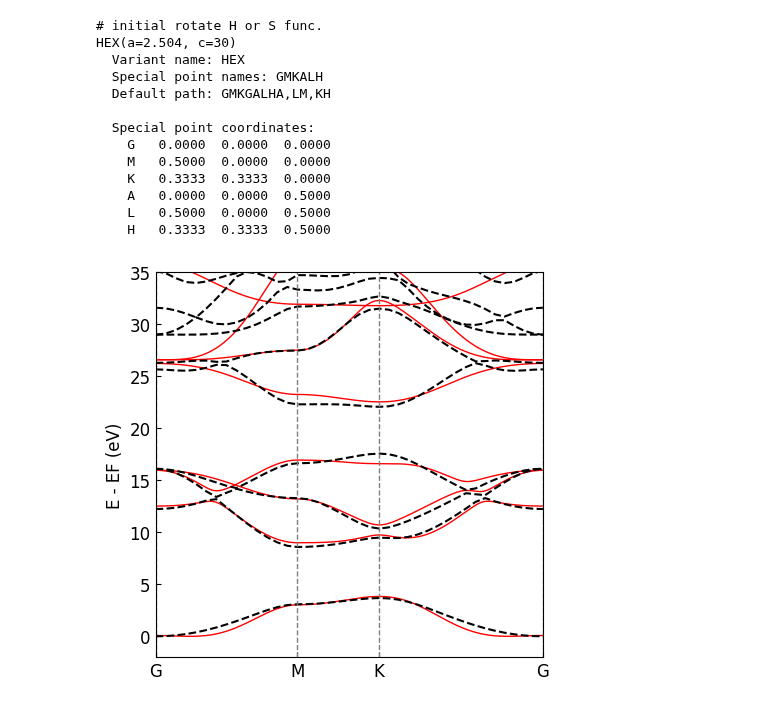
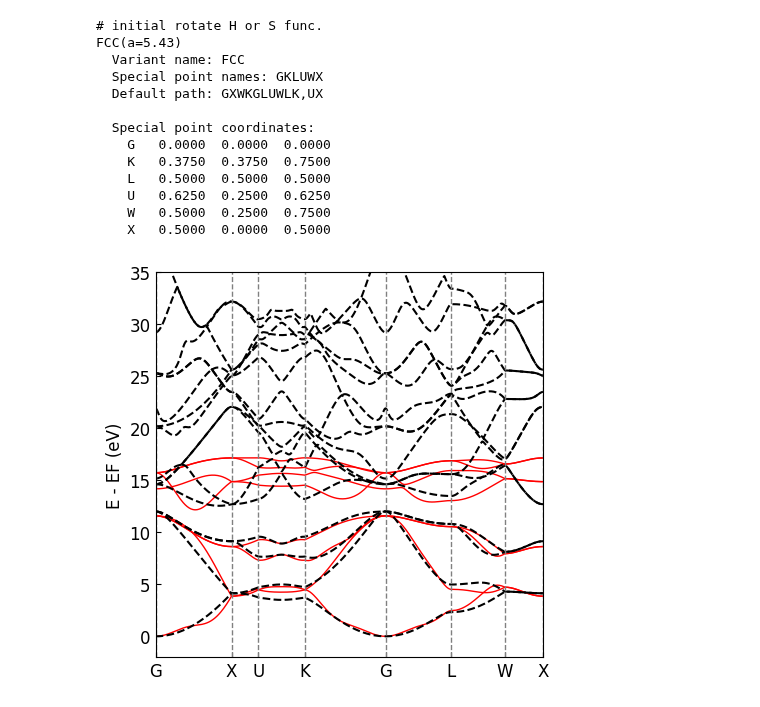
Before and after one commit to deepmodeling/DeePTB, a Jupyter notebook: examples/plot.ipynb, the cells around one changed output. Saved outputs shown, nothing was run; the diff lists cells and outputs as text; code cells hidden in the pictures.

Commit message:
debug of onsite crt

```diff
--- a/examples/plot.ipynb
+++ b/examples/plot.ipynb
@@ -9,29 +9,25 @@ import numpy as np
 
 
 if __name__ == '__main__':
-    checkpointPath = "/root/dptb_exp/hBN/checkpoint/latest_nnsk.pth"
-    train_data_path = "/root/dptb_exp/hBN/data/"
+    checkpointPath = "/root/dptb_exp/silicon/checkpoint/latest_nnsk.pth"
+    train_data_path = "/root/dptb_exp/silicon/data/"
     train_data_prefix = "set"
 
-    proj_atom_neles = {"N": 5, "B": 3}
+    proj_atom_neles = {"Si": 11}
     proj_anglr_m = {
-      "N": [
-        "2s",
-        "2p",
-        "s*"
-      ],
-      "B": [
-        "2s",
-        "2p",
+      "Si": [
+        "3s",
+        "3p",
+        "d*",
         "s*"
       ]
     }
     nnsk = NNSK(checkpointPath, proj_anglr_m)
-    band = pickle.load(open('./TBmodel/hBN/check/band_structure.pickle', 'rb'))
+    band = pickle.load(open('/root/dptb_exp/silicon/data/band_structure.pickle', 'rb'))
 
-    filename = './TBmodel/hBN/check/hBN.vasp'
+    filename = '/root/dptb_exp/silicon/data/silicon.vasp'
     st = BaseStruct(atom=filename, format='vasp',
-                    cutoff=1.5, proj_atom_anglr_m=proj_anglr_m, proj_atom_neles=proj_atom_neles, onsitemode='uniform', onsite_strain="powerlaw")
+                    cutoff=4.0, proj_atom_anglr_m=proj_anglr_m, proj_atom_neles=proj_atom_neles, onsitemode='uniform', onsite_strain="powerlaw")
 
     snapase = st.struct
     # snapase = structase
@@ -41,44 +37,44 @@ if __name__ == '__main__':
     special_kp = lat.get_special_points()
     # spmap['M'] = np.array([0.5,0.5,1])
     # kpath=snapase.cell.bandpath('XGX', npoints=120)
-    kpath = snapase.cell.bandpath('GMKG', npoints=400)
+    kpath = snapase.cell.bandpath('GXUKGLWX', npoints=400)
     xlist, high_sym_kpoints, labels = kpath.get_linear_kpoint_axis()
     klist = kpath.kpts
 
     all_bonds, hamil_blocks, overlap_blocks = nnsk.get_HR(st)
     hkmat, skmat = nnsk.get_HK([klist[0]])
 
     eigks, EF = nnsk.get_eigenvalues(klist)
 
     plt.figure(figsize=(5, 5), dpi=100)
     for i in range(eigks.shape[1]):
         plt.plot(xlist, eigks[:, i] - np.min(eigks), 'r-', lw=1)
 
     for ib in range(band['eigenvalues'].shape[1]):
         plt.plot(band['xcoords'], band['eigenvalues'][:, ib] - np.min(band['eigenvalues']), 'k--')
     # plt.plot(band['xcoords'],band['eigenvalues'][:,0] - EF,'k--',label='GPAW')
 
     for ii in high_sym_kpoints:
         plt.axvline(ii, color='gray', lw=1, ls='--')
     plt.tick_params(direction='in')
     plt.ylim(-2, 35)
     plt.xlim(xlist.min(), xlist.max())
     plt.ylabel('E - EF (eV)', fontsize=12)
     plt.yticks(fontsize=12)
     plt.xticks(high_sym_kpoints, labels, fontsize=12)
     plt.show()
 # %% [output]
 # initial rotate H or S func.
-HEX(a=2.504, c=30)
-  Variant name: HEX
-  Special point names: GMKALH
-  Default path: GMKGALHA,LM,KH
+FCC(a=5.43)
+  Variant name: FCC
+  Special point names: GKLUWX
+  Default path: GXWKGLUWLK,UX
 
   Special point coordinates:
     G   0.0000  0.0000  0.0000
-    M   0.5000  0.0000  0.0000
-    K   0.3333  0.3333  0.0000
-    A   0.0000  0.0000  0.5000
-    L   0.5000  0.0000  0.5000
-    H   0.3333  0.3333  0.5000
+    K   0.3750  0.3750  0.7500
+    L   0.5000  0.5000  0.5000
+    U   0.6250  0.2500  0.6250
+    W   0.5000  0.2500  0.7500
+    X   0.5000  0.0000  0.5000
-[figure, old version]
+[figure, new version]
```
Also changed, not shown: 2 other files.
